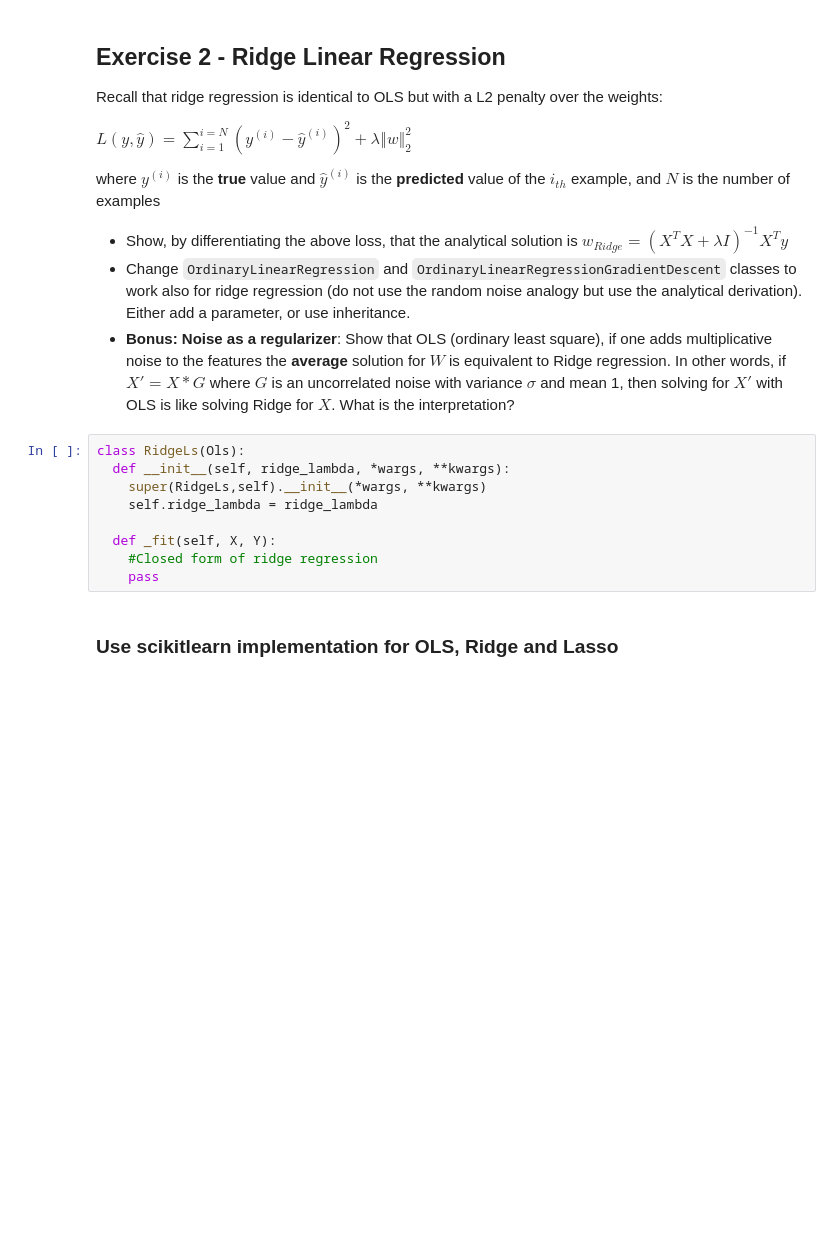
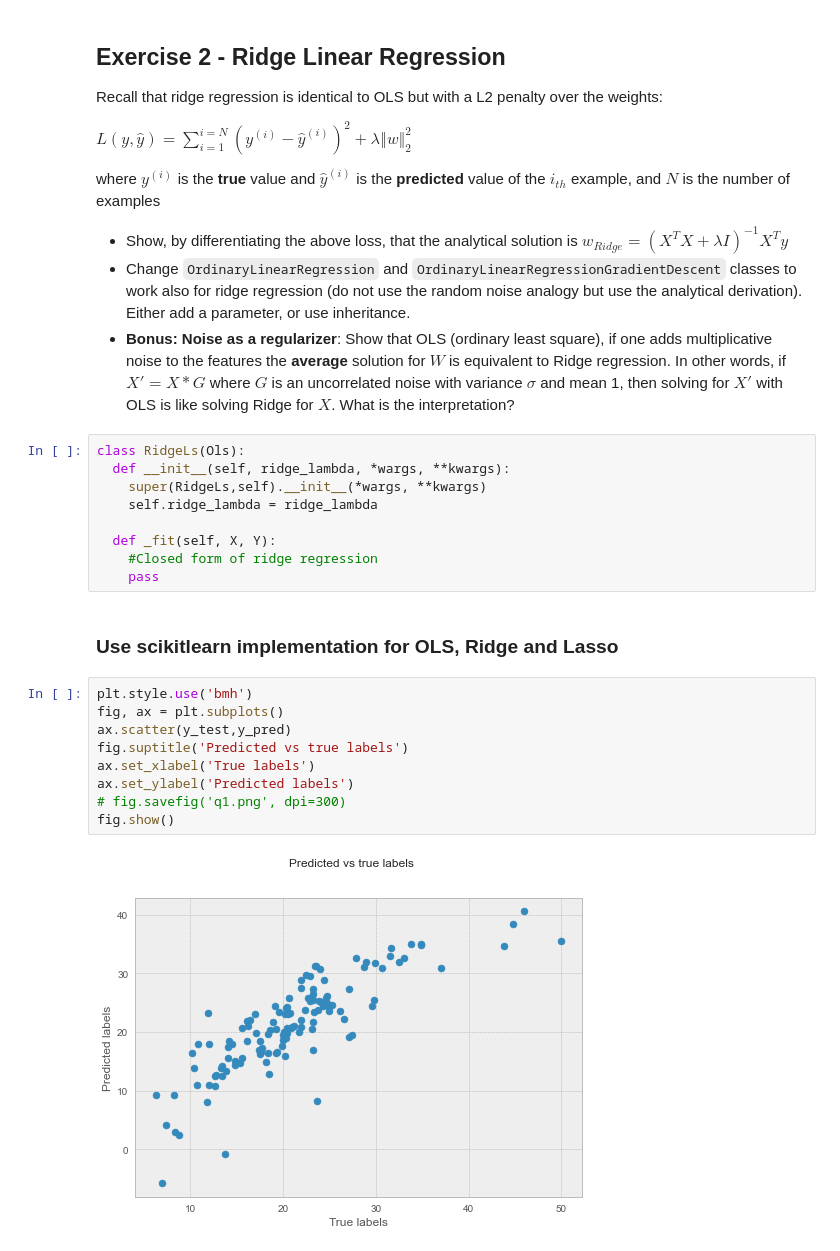
Before and after one commit to tansla/ydata_supervised_hw2, a Jupyter notebook: Regression_&_Regularization_Exercise.ipynb, the cells around one changed output. Saved outputs shown, nothing was run; the diff lists cells and outputs as text; blank space fills up the shorter version.

```diff
--- a/Regression_&_Regularization_Exercise.ipynb
+++ b/Regression_&_Regularization_Exercise.ipynb
@@ -246,3 +288,14 @@ class RidgeLs(Ols):
     pass
 # %% [markdown]
 ### Use scikitlearn implementation for OLS, Ridge and Lasso
+# %%
+plt.style.use('bmh')
+fig, ax = plt.subplots()
+ax.scatter(y_test,y_pred)
+fig.suptitle('Predicted vs true labels')
+ax.set_xlabel('True labels')
+ax.set_ylabel('Predicted labels')
+# fig.savefig('q1.png', dpi=300)
+fig.show()
+# %% [output]
+[figure, added]
```
Also changed, not shown: parts of 6 cells of this notebook.
